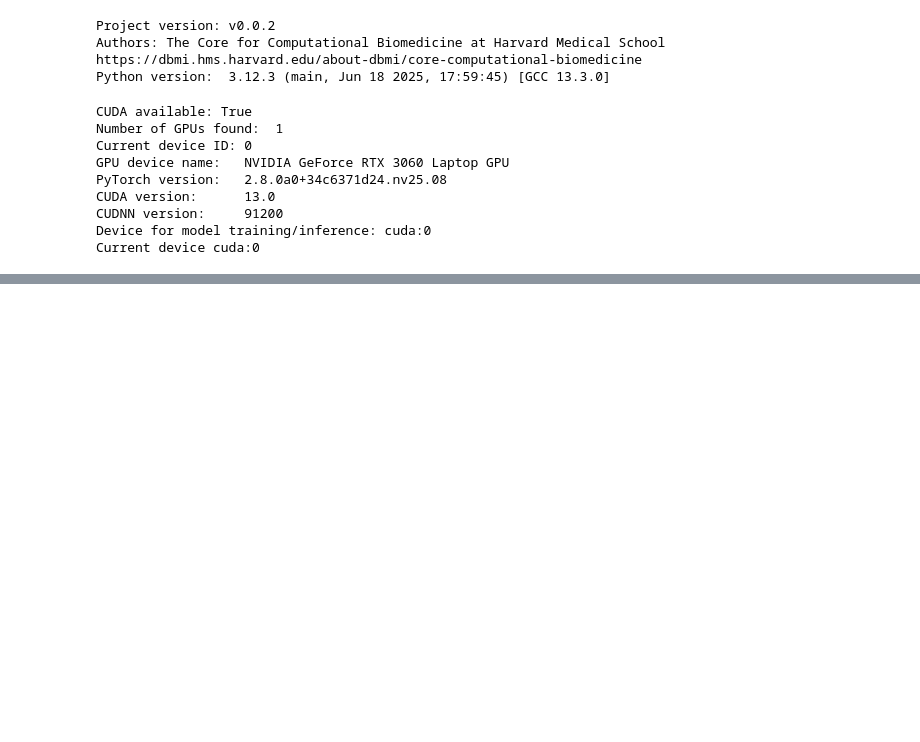
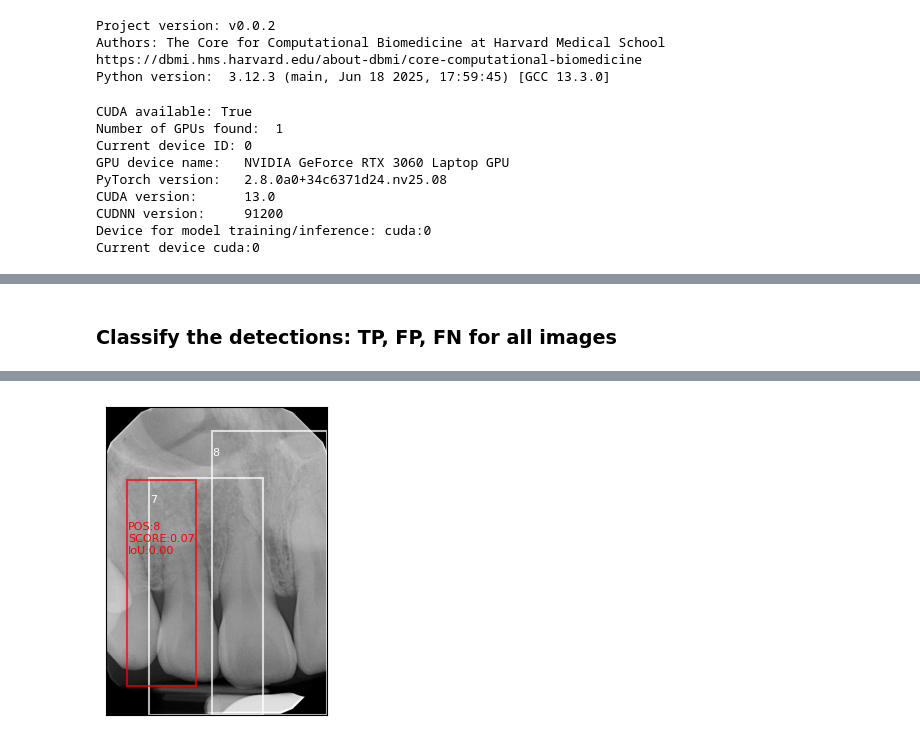
Before and after one commit to ccb-hms/computervision, a Jupyter notebook: notebooks/detection/10_performance_hsdm.ipynb, the cells around one changed output, grey strips where cells are left out. Drawn from its saved outputs; the diff is of its cells as text; code cells hidden in the pictures; blank space fills up the shorter version.

Commit message:
Classification of object detections

```diff
--- a/notebooks/detection/10_performance_hsdm.ipynb
+++ b/notebooks/detection/10_performance_hsdm.ipynb
@@ -65,0 +166,78 @@ bbox_col = 'bbox'
+# %% [markdown]
+### Classify the detections: TP, FP, FN for all images ###
+# %%
+# Classify predictions for all images
+iou_threshold = 0.5
+pred_file_df_list = []
+missed_file_df_list = []
+
+for file_idx, file_name in enumerate((file_list[:53])):
+    # file_idx = 1
+    # file_name = file_list[file_idx]
+    file = os.path.join(image_dir, file_name)
+    im = ImageData().load_image(file)
+    im = ImageData().np2color(im)
+
+    im_height, im_width = im.shape[:2]
+
+    file_df = df.loc[df[file_col] == file_name]
+    bboxes = file_df[bbox_col].tolist()
+    bboxes = [clipxywh(list(bbox), xlim=(0, im_width), ylim=(0, im_height)) for bbox in bboxes]
+    labels = file_df[pos_col].tolist()
+
+    file_pred_df = predicted_df.loc[predicted_df[file_col] == file_name]
+
+    if len(file_pred_df) > 0:
+
+        # Detections for this image
+        file_pred_df = file_pred_df.astype({pos_col: int})
+        pred_bboxes = file_pred_df[bbox_col].tolist()
+        pred_bboxes = [clipxywh(list(bbox), xlim=(0, im_width), ylim=(0, im_height)) for bbox in pred_bboxes]
+        pred_labels = file_pred_df[pos_col].tolist()
+        pred_scores = file_pred_df['score'].tolist()
+
+        # Classify predictions based on IoU
+        dm = DetectionMetrics(im_width=im_width, im_height=im_height, bbox_format='xywh')
+        pred_cl = dm.classify_predictions(true_labels=labels,
+                                          true_bboxes=bboxes,
+                                          pred_labels=pred_labels,
+                                          pred_bboxes=pred_bboxes,
+                                          iou_threshold=iou_threshold)
+
+        # Keep only those predicted classes that we have in the ground truth data
+        # With this, we remove predictions that are correct
+        true_pred_cl = pred_cl.loc[pred_cl['pred_label'].isin(labels)]
+
+        if len(true_pred_cl) > 0:
+
+            true_pred_cl.insert(loc=0, column=file_col, value=file_name)
+            pred_file_df_list.append(true_pred_cl)
+
+        # False Negatives: Labels in the ground truth data that were not detected
+        # We can determine the false negatives for those objects that were labeled
+        missed = sorted(list(set(labels).difference(pred_labels)))
+        missed_file_df = pd.DataFrame({pos_col: missed})
+
+    else:
+
+        print(f'No predictions for image: {file_name}')
+        missed_file_df = pd.DataFrame({pos_col: sorted(labels)})
+
+    missed_file_df.insert(loc=0, column=file_col, value=file_name)
+    missed_file_df_list.append(missed_file_df)
+
+missed_predictions = pd.concat(missed_file_df_list, axis=0, ignore_index=True)
+matched_predictions = pd.concat(pred_file_df_list, axis=0, ignore_index=True)
+
+# Show the results for the last image
+pred_labscores = [f'POS:{label}\nSCORE:{score:.2f}\nIoU:{iou:.2f}' \
+                          for label, score, iou in zip(pred_labels_cl, pred_scores_cl, iou_list)]
+fig, ax = plt.subplots(figsize=(4, 4))
+ax = plot_boxes(image=im, box_list=bboxes, label_list=labels, ax=ax, color='w')
+#ax = plot_boxes(image=im, box_list=pred_bboxes,
+#                label_list=pred_labels, ax=ax, color='r', offset_xy=(0, 100))
+ax = plot_boxes(image=im, box_list=pred_bboxes_cl,
+                label_list=pred_labscores, ax=ax, color='r', offset_xy=(0, 200))
+
+plt.show()
+# %% [output]
@@ -65,0 +251 @@ bbox_col = 'bbox'
+[figure, added]
```
Also changed, not shown: parts of 9 cells of this notebook, 2 other files.
